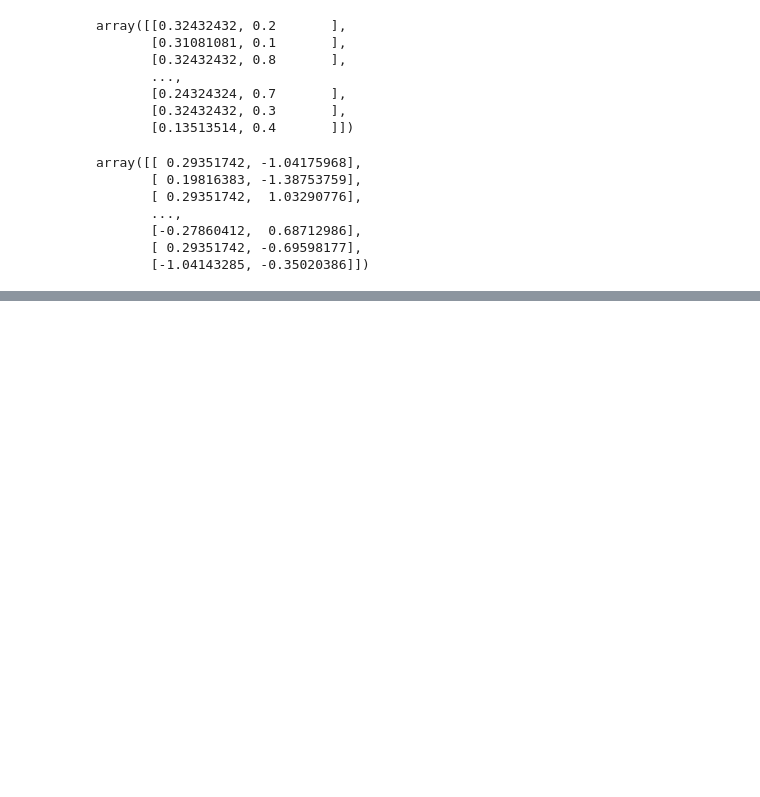
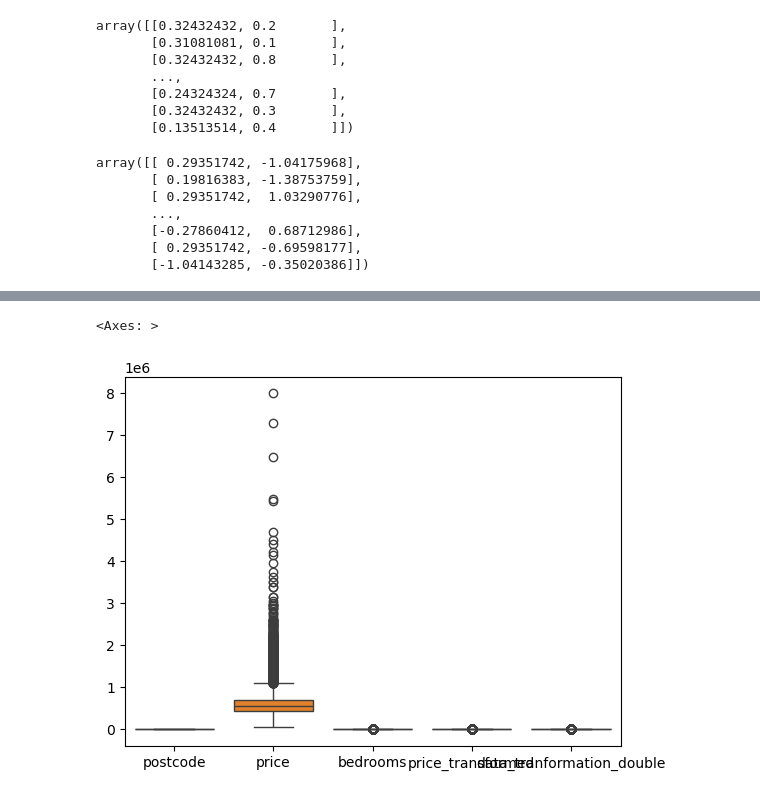
Before and after one commit to Sreesanth-e/EDA, a Jupyter notebook: EDA_Process/churn.ipynb, the cells around one changed output, grey strips where cells are left out. Drawn from its saved outputs; the diff is of its cells as text; code cells hidden in the pictures; blank space fills up the shorter version.

```diff
--- a/EDA_Process/churn.ipynb
+++ b/EDA_Process/churn.ipynb
@@ -108,0 +205,5 @@ array([[ 0.29351742, -1.04175968],
+# %%
+sns.boxplot(data=data)
+# %% [output]
+<Axes: >
+[figure, added]
```
Also changed, not shown: parts of 36 cells of this notebook, 1 other file.
